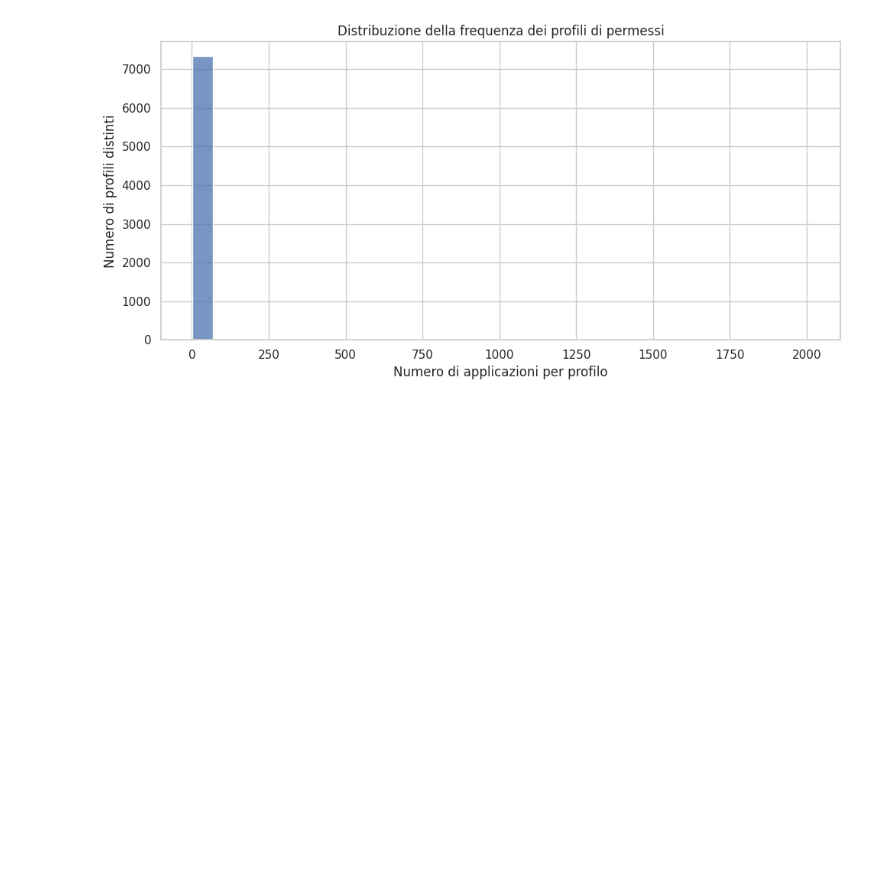
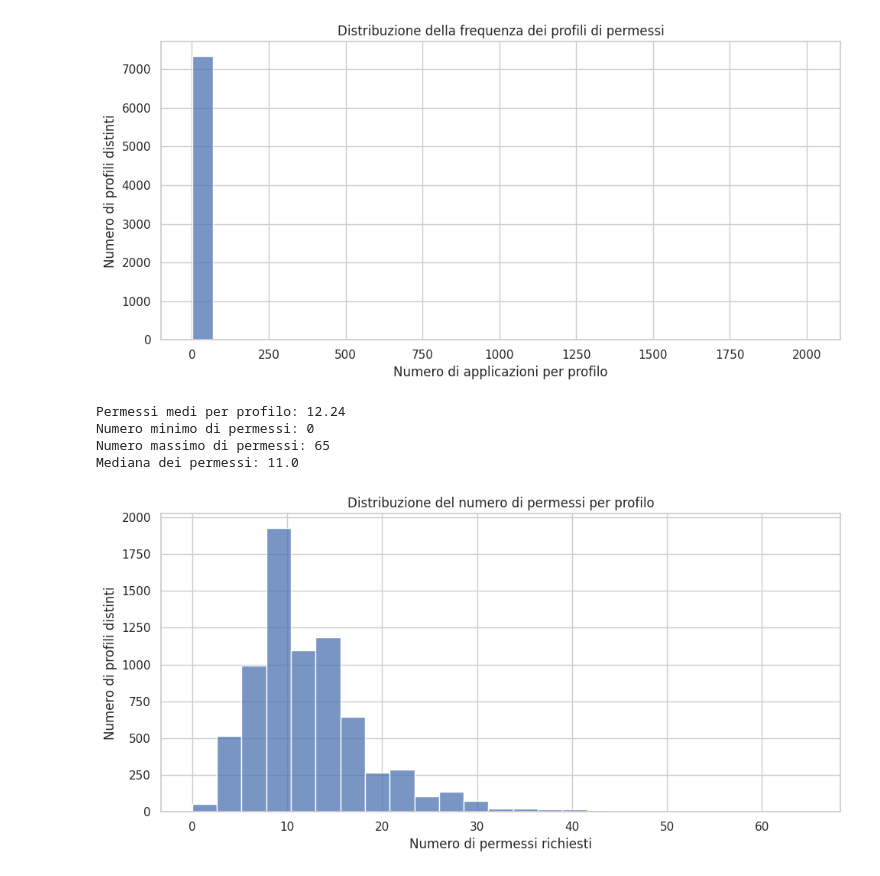
Before and after one commit to stefa54sm-ai/Analisi-DataSet, a Jupyter notebook: Analisi_Dataset.ipynb, the cells around one changed output. Saved outputs shown, nothing was run; the diff lists cells and outputs as text; code cells hidden in the pictures; blank space fills up the shorter version.

```diff
--- a/Analisi_Dataset.ipynb
+++ b/Analisi_Dataset.ipynb
@@ -313,3 +313,33 @@ Numero di profili distinti: 7395
 Profilo più frequente: 2009 applicazioni
 Profili presenti una sola volta: 5347
 [figure]
+# %%
+# DISTRIBUZIONE DEL NUMERO DI PERMESSI PER PROFILO
+
+numero_permessi = profili_unici.sum(axis=1)
+
+print("Permessi medi per profilo:", round(numero_permessi.mean(), 2))
+print("Numero minimo di permessi:", numero_permessi.min())
+print("Numero massimo di permessi:", numero_permessi.max())
+print("Mediana dei permessi:", numero_permessi.median())
+
+plt.figure(figsize=(10, 5))
+
+sns.histplot(
+    numero_permessi,
+    bins=25,
+    color="#4C72B0",
+    edgecolor="white"
+)
+
+plt.title("Distribuzione del numero di permessi per profilo")
+plt.xlabel("Numero di permessi richiesti")
+plt.ylabel("Numero di profili distinti")
+plt.tight_layout()
+plt.show()
+# %% [output]
+Permessi medi per profilo: 12.24
+Numero minimo di permessi: 0
+Numero massimo di permessi: 65
+Mediana dei permessi: 11.0
+[figure, added]
```
